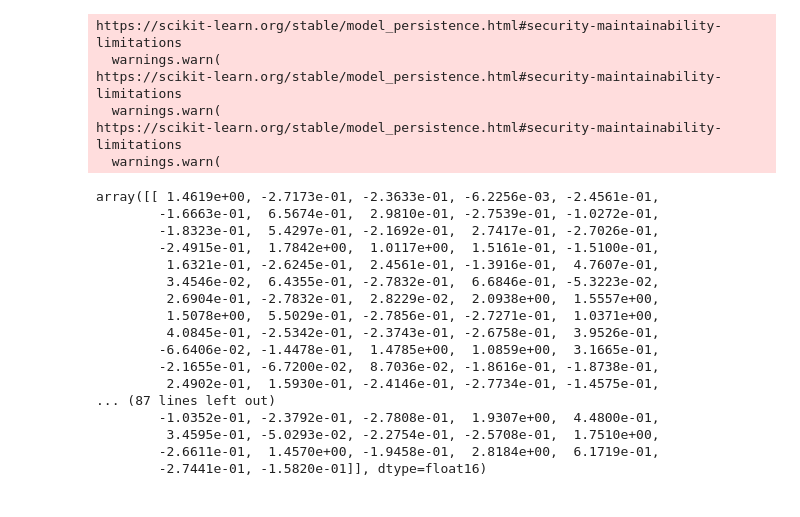
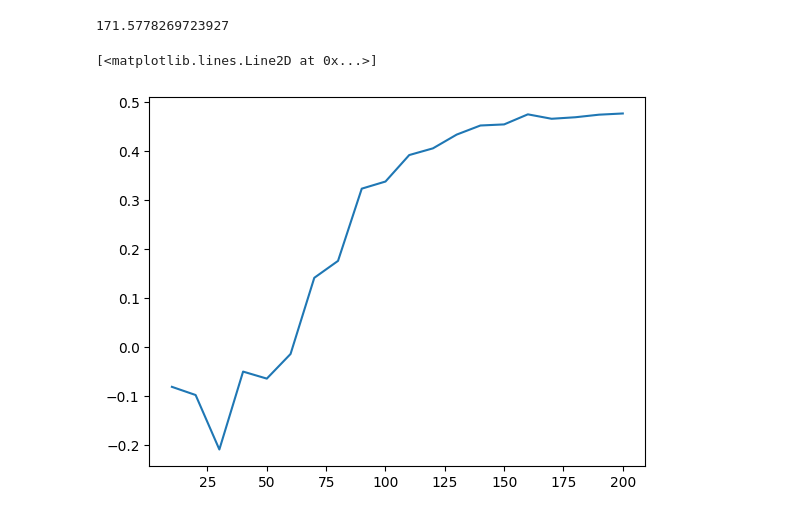
Before and after one commit to ligand-discovery/on-the-fly-modeling, a Jupyter notebook: notebooks/Development.ipynb, the cells around one changed output. Saved outputs shown, nothing was run; the diff lists cells and outputs as text; code cells hidden in the pictures.

```diff
--- a/notebooks/Development.ipynb
+++ b/notebooks/Development.ipynb
@@ -466,29 +73,0 @@ Wall time: 20.5 ms
-# %%
-from fragmentembedding import FragmentEmbedder
-
-fe = FragmentEmbedder()
-fe.transform(fids)
-# %% [output]
-https://scikit-learn.org/stable/model_persistence.html#security-maintainability-limitations
-  warnings.warn(
-https://scikit-learn.org/stable/model_persistence.html#security-maintainability-limitations
-  warnings.warn(
-https://scikit-learn.org/stable/model_persistence.html#security-maintainability-limitations
-  warnings.warn(
-array([[ 1.4619e+00, -2.7173e-01, -2.3633e-01, -6.2256e-03, -2.4561e-01,
-        -1.6663e-01,  6.5674e-01,  2.9810e-01, -2.7539e-01, -1.0272e-01,
-        -1.8323e-01,  5.4297e-01, -2.1692e-01,  2.7417e-01, -2.7026e-01,
-        -2.4915e-01,  1.7842e+00,  1.0117e+00,  1.5161e-01, -1.5100e-01,
-         1.6321e-01, -2.6245e-01,  2.4561e-01, -1.3916e-01,  4.7607e-01,
-         3.4546e-02,  6.4355e-01, -2.7832e-01,  6.6846e-01, -5.3223e-02,
-         2.6904e-01, -2.7832e-01,  2.8229e-02,  2.0938e+00,  1.5557e+00,
-         1.5078e+00,  5.5029e-01, -2.7856e-01, -2.7271e-01,  1.0371e+00,
-         4.0845e-01, -2.5342e-01, -2.3743e-01, -2.6758e-01,  3.9526e-01,
-        -6.6406e-02, -1.4478e-01,  1.4785e+00,  1.0859e+00,  3.1665e-01,
-        -2.1655e-01, -6.7200e-02,  8.7036e-02, -1.8616e-01, -1.8738e-01,
-         2.4902e-01,  1.5930e-01, -2.4146e-01, -2.7734e-01, -1.4575e-01,
-... (87 lines left out)
-        -1.0352e-01, -2.3792e-01, -2.7808e-01,  1.9307e+00,  4.4800e-01,
-         3.4595e-01, -5.0293e-02, -2.2754e-01, -2.5708e-01,  1.7510e+00,
-        -2.6611e-01,  1.4570e+00, -1.9458e-01,  2.8184e+00,  6.1719e-01,
-        -2.7441e-01, -1.5820e-01]], dtype=float16)
@@ -494,0 +83,9 @@ array([[ 1.4619e+00, -2.7173e-01, -2.3633e-01, -6.2256e-03, -2.4561e-01,
+# %%
+find_inflection_point(data["hit_cut"], data["ref_rho"])
+# %% [output]
+171.5778269723927
+# %%
+plt.plot(data["hit_cut"], data["ref_rho"])
+# %% [output]
+[<matplotlib.lines.Line2D at 0x...>]
+[figure, added]
```
Also changed, not shown: parts of 22 cells of this notebook, 4 other files.
